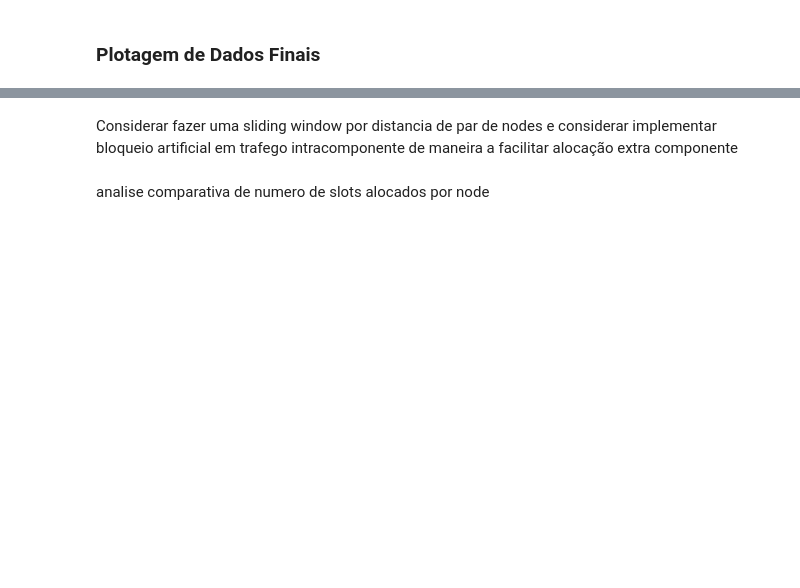
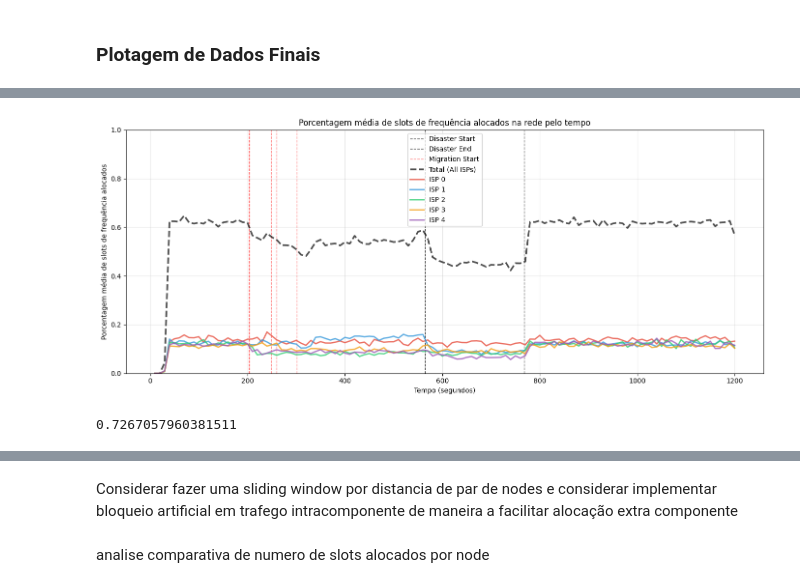
Before and after one commit to Claudiof5/simulador-EON-pre-Desastre, a Jupyter notebook: Analise_dados_refactored.ipynb, the cells around one changed output, grey strips where cells are left out. Saved outputs shown, nothing was run; the diff lists cells and outputs as text; code cells hidden in the pictures; blank space fills up the shorter version.

```diff
--- a/Analise_dados_refactored.ipynb
+++ b/Analise_dados_refactored.ipynb
@@ -241,0 +282,8 @@ analysis.metrics_calculator.calculate_availability_by_distance(dataframe1, TOPOL
+# %%
+visualization.traffic_plots.plot_network_usage(dataframe1, TOPOLOGY, NUMERO_DE_SLOTS, scenario=cenario1, show_per_isp=True, )
+# %% [output]
+[figure, added]
+# %%
+len(dataframe1[(dataframe1["bloqueada"] == False) & (dataframe1["requisicao_de_migracao"] == True)])/len(dataframe1[(dataframe1["bloqueada"] == True) & (dataframe1["requisicao_de_migracao"] == True)])
+# %% [output]
+0.7267057960381511
```
Also changed, not shown: parts of 24 cells of this notebook, 16 other files.
